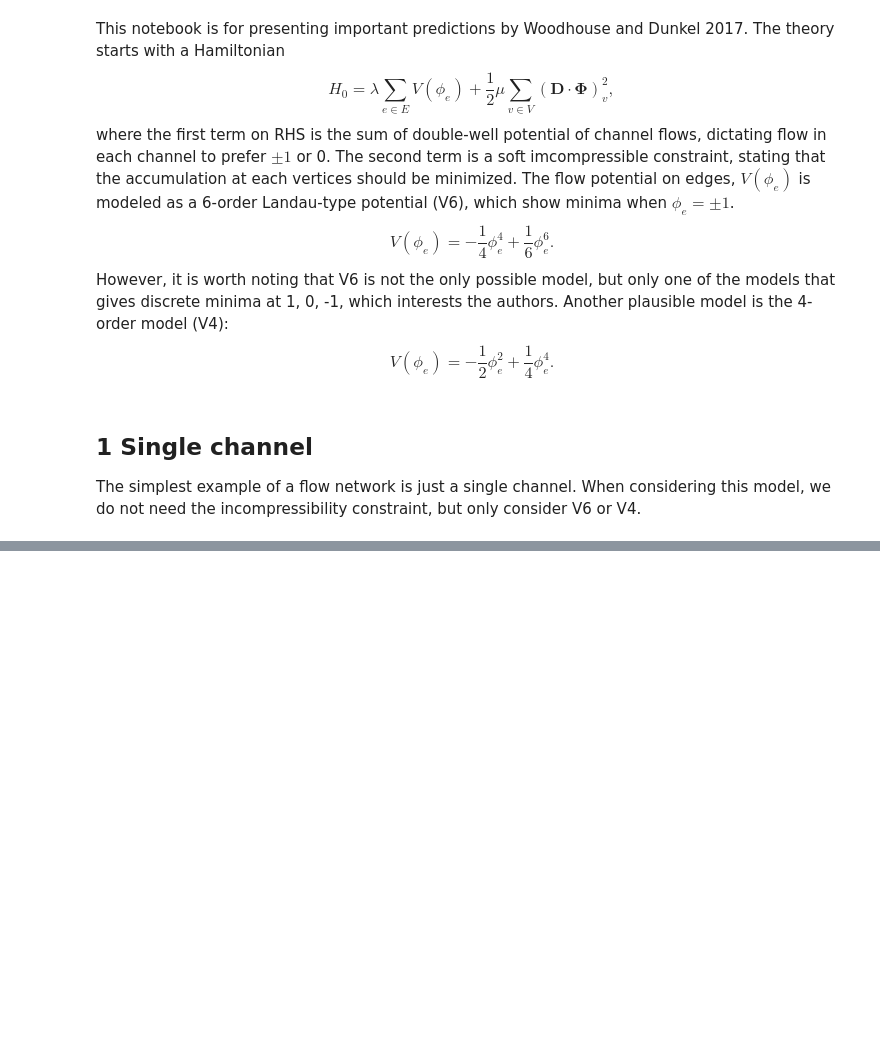
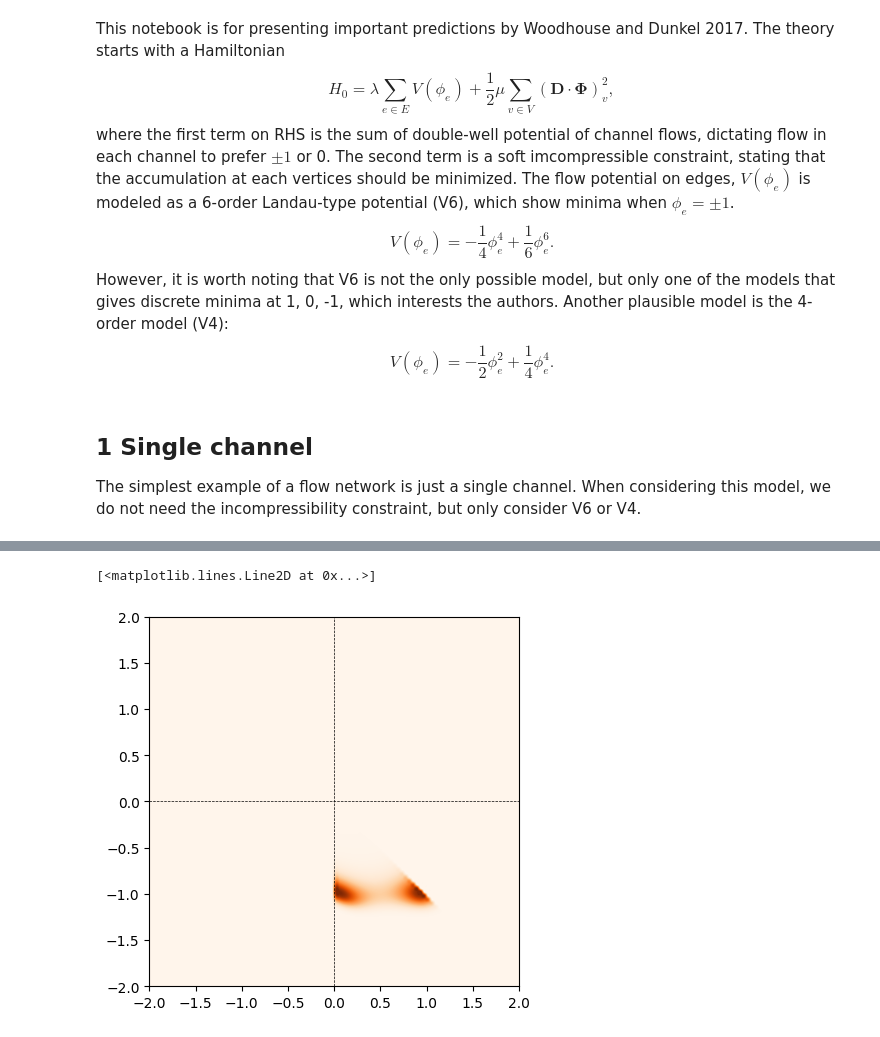
Before and after one commit to ZLoverty/AN, a Jupyter notebook: Code/energy landscape.ipynb, the cells around one changed output, grey strips where cells are left out. Saved outputs shown, nothing was run; the diff lists cells and outputs as text; code cells hidden in the pictures; blank space fills up the shorter version.

```diff
--- a/Code/energy landscape.ipynb
+++ b/Code/energy landscape.ipynb
@@ -84,10 +36,0 @@ for i in range(50):
-# %%
-# show only 3 slices of H, where phi1 = -1, 0, 1
-fig, ax = plt.subplots(nrows=1, ncols=3, figsize=(9, 3))
-slice_number = [13, 25, 37]
-phia = [-1, 0, 1]
-for i in range(3):
-    p = H[slice_number[i]]
-    norm = colors.Normalize(vmin=p.min(), vmax=p.max())
-    ax[i].imshow(p, extent=(-2, 2, -2, 2), norm=norm, cmap="Oranges")
-    ax[i].set_title("$\phi_A=${:.2f}".format(phia[i]))
@@ -206,0 +100,30 @@ array([[19.11788778, 16.97245029, 15.21215771, ...,  4.41665584,
+# %%
+def h_diode(flow, direction):
+    """
+    flow -- flow rate value
+    direction -- direction of diode, +1 or -1
+    """
+    if flow * direction > 0:
+        return 0
+    else:
+        return np.inf
+# %%
+lim = 2
+num_points = 100
+phi1 = np.linspace(-lim, lim, num_points)
+phi2 = np.linspace(-lim, lim, num_points)
+# phi3 = np.linspace(-lim, lim)
+D = np.array([-1, -1, -1])
+a = 20 # lambda
+b = 2 # mu
+H = np.zeros((len(phi1), len(phi2)))
+for i, p1 in enumerate(phi1):
+    for j, p2 in enumerate(phi2):
+        p3 = - p1 - p2
+        H[i, j] = a * (2*flow_potential(p1, type="v6") + 2*flow_potential(p2, type="v6") + 2*flow_potential(p3, type="v6")) + 1/2 * b * np.sum((D * np.array([p1, p2, p3]))**2) + 1/2 * b * ((p1+1)**2 + (p2-1)**2 + (p3-1)**2) + h_diode(p1, -1) + h_diode(p2, 1) +h_diode(p3, 1)
+plt.imshow(np.exp(-H), origin="lower", extent=(-lim, lim, -lim, lim), cmap="Oranges", interpolation="spline16")
+plt.plot([-lim, lim], [0, 0], ls="--", lw=0.5, color="black")
+plt.plot([0, 0], [-lim, lim], ls="--", lw=0.5, color="black")
+# %% [output]
+[<matplotlib.lines.Line2D at 0x...>]
+[figure, added]
```
Also changed, not shown: parts of 50 cells of this notebook, 1 other file.
